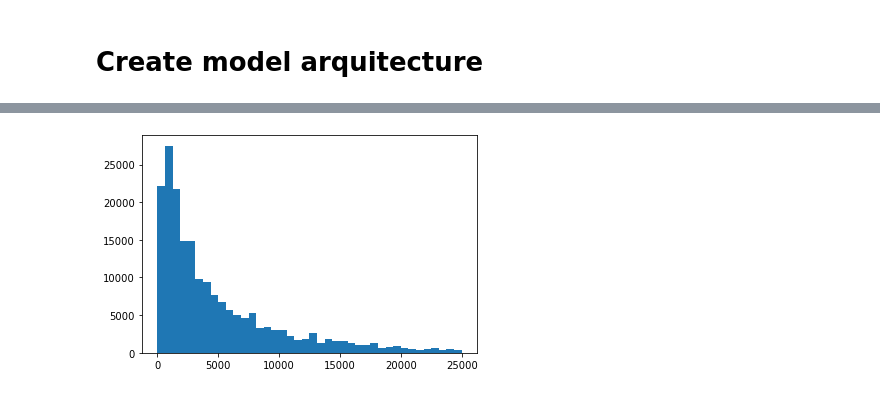
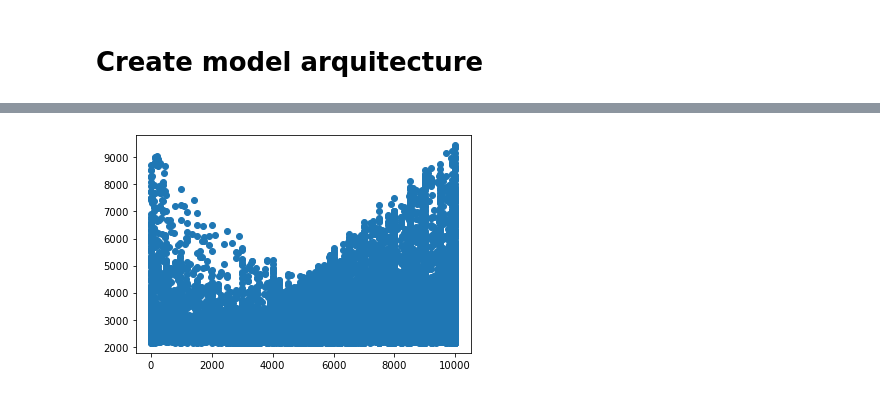
Before and after one commit to mibanell/cars, a Jupyter notebook: create_model.ipynb, the cells around one changed output, grey strips where cells are left out. Drawn from its saved outputs; the diff is of its cells as text; code cells hidden in the pictures.

Commit message:
Cluster features with little results. Looks like high prices are hard to predict

```diff
--- a/create_model.ipynb
+++ b/create_model.ipynb
@@ -117,31 +125,23 @@ model = keras.Sequential([
     feature_layer,
     layers.BatchNormalization(),
     layers.Dense(60, activation='relu'),
+    layers.BatchNormalization(),
+    layers.Dense(60, activation='relu'),
+    layers.BatchNormalization(),
     layers.Dropout(rate=dp_rate),
+    layers.Dense(120, activation='relu'),
     layers.BatchNormalization(),
     layers.Dense(120, activation='relu'),
-    #layers.Dropout(rate=dp_rate),
     layers.BatchNormalization(),
-    layers.Dense(120, activation='relu'),
     layers.Dropout(rate=dp_rate),
-    layers.BatchNormalization(),
-    layers.Dense(120, activation='relu'),
-    #layers.Dropout(rate=dp_rate),
+    layers.Dense(240, activation='relu'),
     layers.BatchNormalization(),
     layers.Dense(240, activation='relu'),
+    layers.BatchNormalization(),
     layers.Dropout(rate=dp_rate),
+    layers.Dense(120, activation='relu'),
     layers.BatchNormalization(),
-    layers.Dense(240, activation='relu'),
-    #layers.Dropout(rate=dp_rate),
-    layers.BatchNormalization(),
-    layers.Dense(120, activation='relu'),
-    layers.Dropout(rate=dp_rate),
-    layers.BatchNormalization(),
-    layers.Dense(120, activation='relu'),
-    #layers.Dropout(rate=dp_rate),
-    layers.BatchNormalization(),
-    layers.Dense(120, activation='relu'),
-    layers.Dropout(rate=dp_rate),
+    layers.Dense(60, activation='relu'),
     layers.Dense(1, activation='relu')
 ])
 
@@ -151,9 +151,17 @@ model.compile(
     metrics=['mean_absolute_error','mean_squared_error'],
     optimizer=keras.optimizers.Adam(learning_rate=lr))
 
+# fit model
 history = model.fit(
     train_ds,
     validation_data=val_ds,
-    epochs=15
+    epochs=10
 )
+
+# get results
+hist = pd.DataFrame(history.history)
+hist['epoch'] = history.epoch
+
+plt.plot(hist.epoch, hist.mean_absolute_error)
+plt.plot(hist.epoch, hist.val_mean_absolute_error)
 # %% [output]
@@ -214,0 +204,2 @@ plt.show()
+# %%
+train_pred = model.predict(df_to_dataset(dataframe=train, target_name='price', shuffle=False, batch_size=1000)).flatten()
@@ -215 +225,7 @@ plt.show()
+# %%
+train['price_pred'] = train_pred
+train['abs_error'] = abs(train.price_pred - train.price)
+train['error'] = train.price_pred - train.price
+
+worst_predictions = train.copy().loc[train.abs_error >= train.abs_error.quantile(0.9)]
 # %%
@@ -220,5 +250,5 @@ plt.show()
 # %%
-plt.hist(train.price, bins=40)
+plt.scatter(worst_predictions.price, worst_predictions.abs_error)
 plt.show()
 # %% [output]
-[figure, old version]
+[figure, new version]
```
Also changed, not shown: parts of 21 cells of this notebook, 2 other files.
